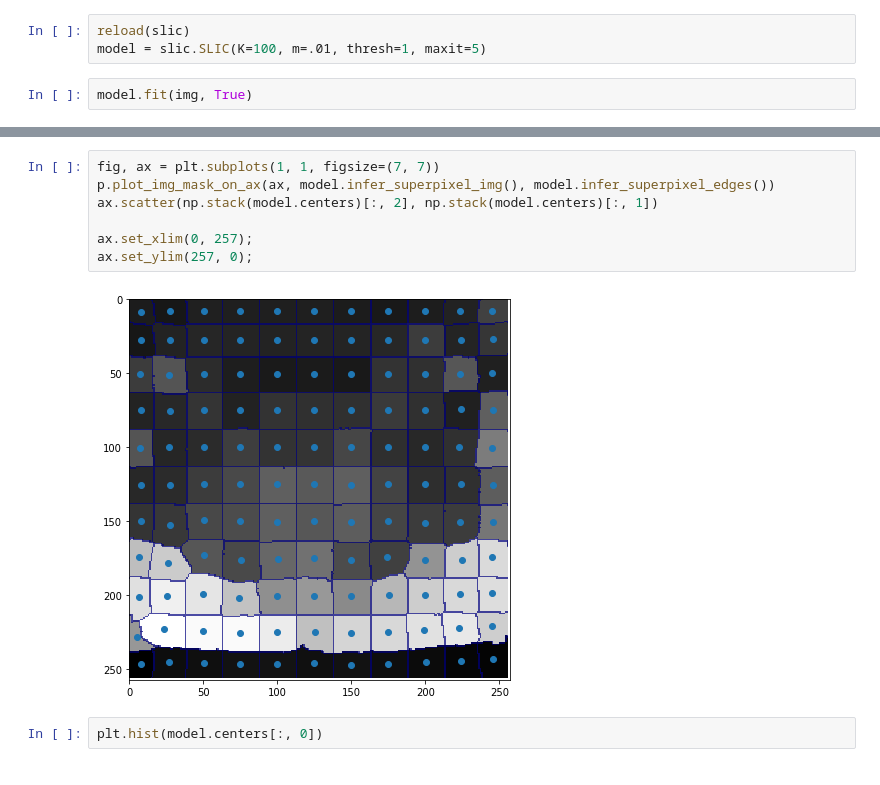
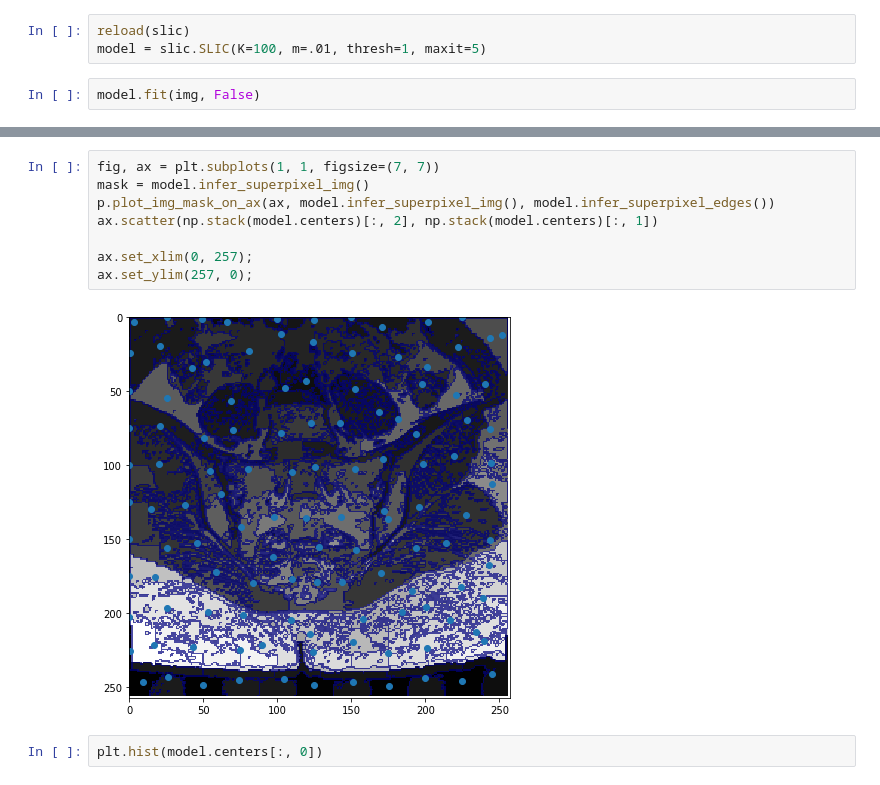
Before and after one commit to TheodoreAouad/superpixels, a Jupyter notebook: Notebooks/apply_slic.ipynb, the cells around one changed output, grey strips where cells are left out. Drawn from its saved outputs; the diff is of its cells as text.

```diff
--- a/Notebooks/apply_slic.ipynb
+++ b/Notebooks/apply_slic.ipynb
@@ -46,7 +53,7 @@ plt.imshow(img, cmap="gray")
 reload(slic)
 model = slic.SLIC(K=100, m=.01, thresh=1, maxit=5)
 # %%
-model.fit(img, True)
+model.fit(img, False)
 # %% [output]
 Current iteration: 1 / 5. Error: 609.5244998310686
 Current iteration: 2 / 5. Error: 225.39182623186133
@@ -61,12 +63,13 @@ Current iteration: 5 / 5. Error: 20.59969980111548
 # %%
 fig, ax = plt.subplots(1, 1, figsize=(7, 7))
+mask = model.infer_superpixel_img()
 p.plot_img_mask_on_ax(ax, model.infer_superpixel_img(), model.infer_superpixel_edges())
 ax.scatter(np.stack(model.centers)[:, 2], np.stack(model.centers)[:, 1])
 
 ax.set_xlim(0, 257);
 ax.set_ylim(257, 0);
 # %% [output]
-[figure, old version]
+[figure, new version]
 # %%
 plt.hist(model.centers[:, 0])
 # %% [output]
```
Also changed, not shown: parts of 7 cells of this notebook, 2 other files.
